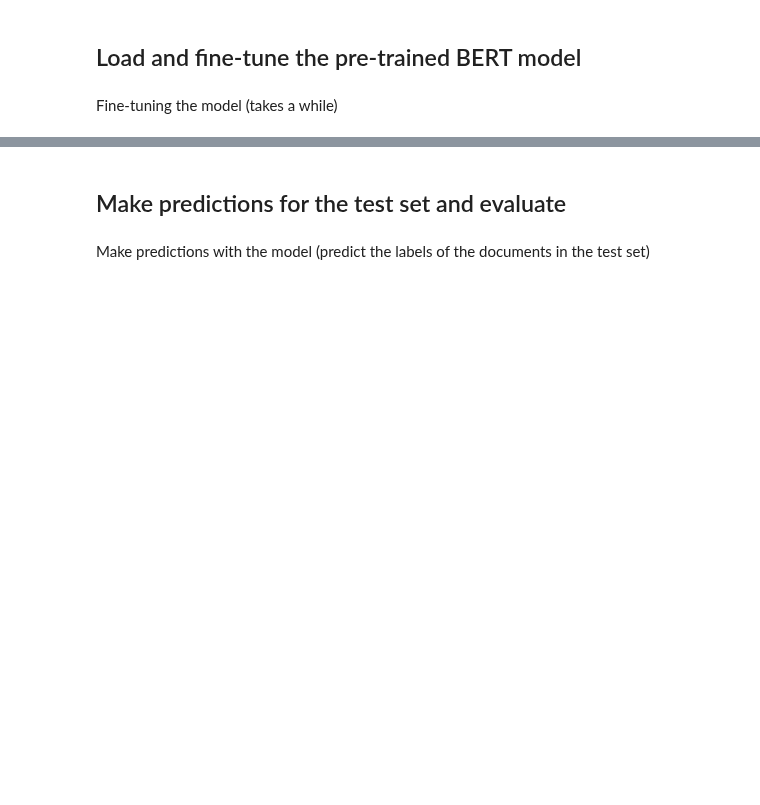
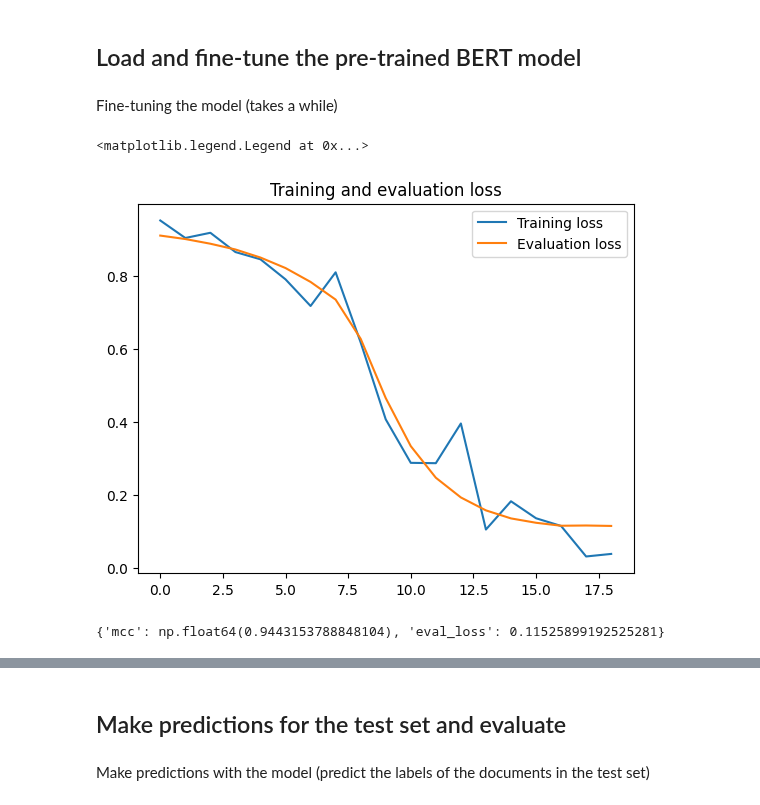
Before and after one commit to einavrobyncohen/Text-Mining-Assignments, a Jupyter notebook: tmproject/topic_analysis.ipynb, the cells around one changed output, grey strips where cells are left out. Drawn from its saved outputs; the diff is of its cells as text; code cells hidden in the pictures; blank space fills up the shorter version.

Commit message:
Perform topic analysis

```diff
--- a/tmproject/topic_analysis.ipynb
+++ b/tmproject/topic_analysis.ipynb
@@ -55,20 +197,20 @@ Counter({3: 593, 1: 584, 2: 594, 0: 480})
 ## Define model's configuration
 # %%
 # Model configuration
-#model_args = ClassificationArgs()
+model_args = ClassificationArgs()
 
-#model_args.overwrite_output_dir=True # overwrite existing saved models in the same directory
-#model_args.evaluate_during_training=True # to perform evaluation while training the model
+model_args.overwrite_output_dir=True # overwrite existing saved models in the same directory
+model_args.evaluate_during_training=True # to perform evaluation while training the model
 
-#model_args.num_train_epochs=10 # number of epochs
-#model_args.train_batch_size=32 # batch size
-#model_args.learning_rate=4e-6 # learning rate
-#model_args.max_seq_length=256 # maximum sequence length (increase for better performance)
+model_args.num_train_epochs=10 # number of epochs
+model_args.train_batch_size=32 # batch size
+model_args.learning_rate=4e-6 # learning rate
+model_args.max_seq_length=256 # maximum sequence length (increase for better performance)
 
 # Early stopping to combat overfitting
-#model_args.use_early_stopping=True
-#model_args.early_stopping_delta=0.01
-#model_args.early_stopping_metric='eval_loss'
-#model_args.early_stopping_metric_minimize=True
-#model_args.early_stopping_patience=2
-#model_args.evaluate_during_training_steps=32
+model_args.use_early_stopping=True
+model_args.early_stopping_delta=0.01
+model_args.early_stopping_metric='eval_loss'
+model_args.early_stopping_metric_minimize=True
+model_args.early_stopping_patience=2
+model_args.evaluate_during_training_steps=32
@@ -82,21 +218,26 @@ Each epoch will have 64 steps.
 ## Load and fine-tune the pre-trained BERT model
 # %%
 # Load the pre-trained BERT model
-#model = ClassificationModel('bert', 'bert-base-cased', num_labels=4, args=model_args, use_cuda=True)
+model = ClassificationModel('bert', 'bert-base-cased', num_labels=3, args=model_args, use_cuda=True)
 # %% [markdown]
 Fine-tuning the model (takes a while)
 # %%
 # Train the model
-#_, history = model.train_model(train, eval_df=dev)
+_, history = model.train_model(train, eval_df=dev)
 # %%
 # Training and evaluation loss
-#train_loss = history['train_loss']
-#eval_loss = history['eval_loss']
-#plt.plot(train_loss, label='Training loss')
-#plt.plot(eval_loss, label='Evaluation loss')
-#plt.title('Training and evaluation loss')
-#plt.legend()
+train_loss = history['train_loss']
+eval_loss = history['eval_loss']
+plt.plot(train_loss, label='Training loss')
+plt.plot(eval_loss, label='Evaluation loss')
+plt.title('Training and evaluation loss')
+plt.legend()
+# %% [output]
+<matplotlib.legend.Legend at 0x...>
+[figure, added]
 # %%
 # Evaluate the model (optimize this result before evaluating performance on test set)
-#result, model_outputs, wrong_predictions = model.eval_model(dev)
-#result
+result, model_outputs, wrong_predictions = model.eval_model(dev)
+result
+# %% [output]
+{'mcc': np.float64(0.9443153788848104), 'eval_loss': 0.11525899192525281}
```
Also changed, not shown: parts of 28 cells of this notebook.
